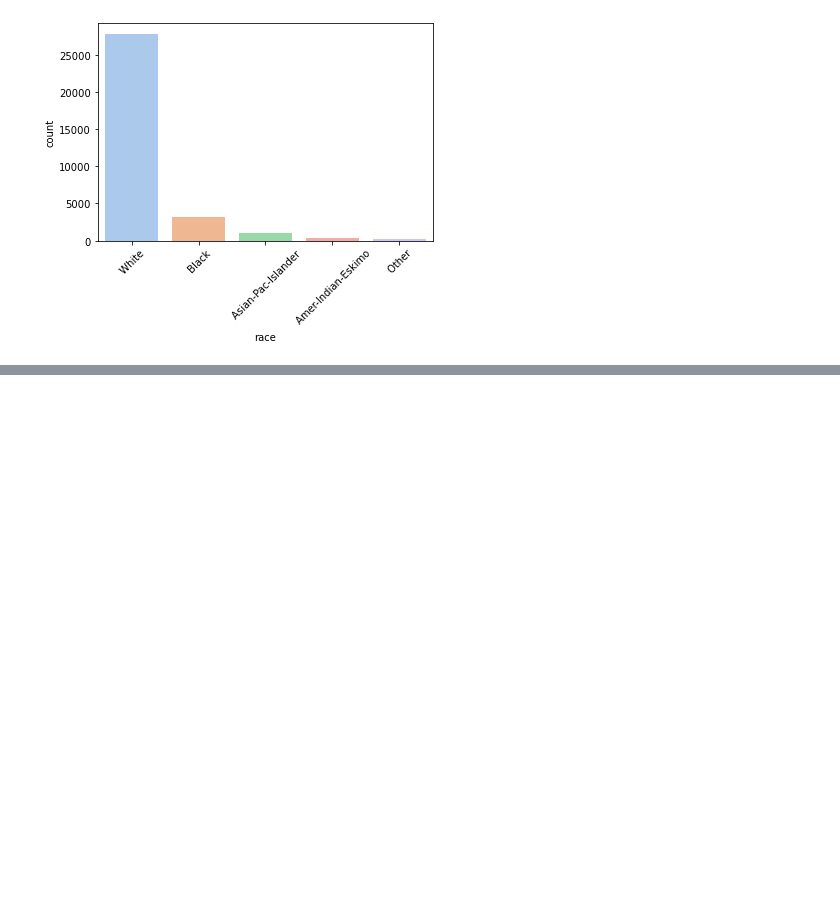
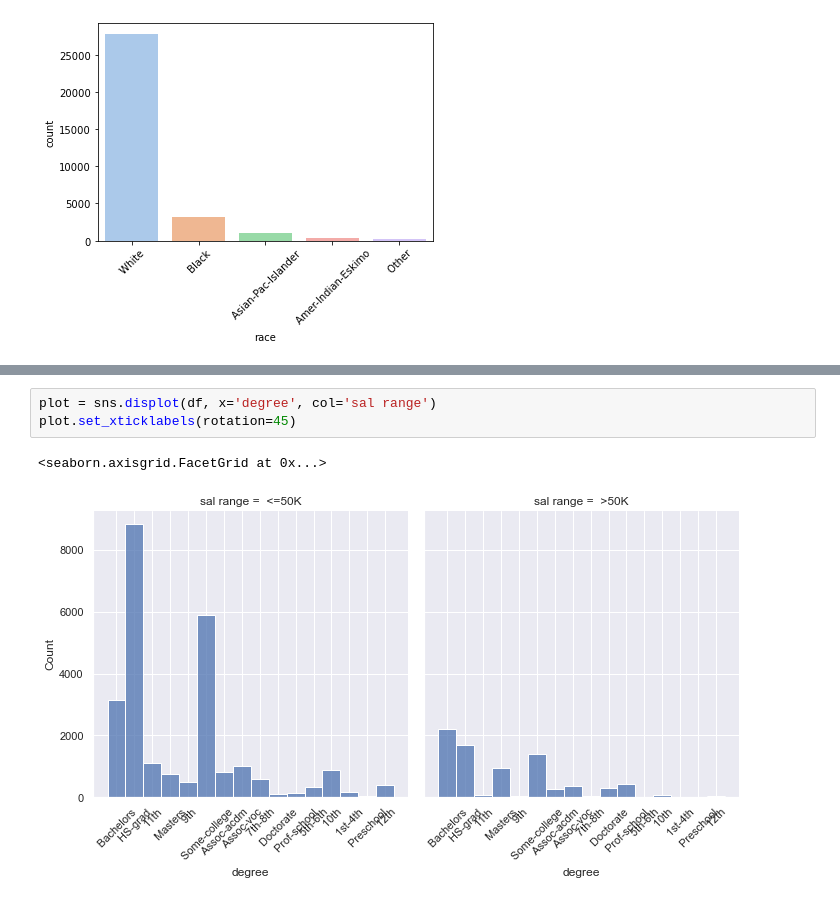
Before and after one commit to jpronier/Mim1, a Jupyter notebook: Employees.ipynb, the cells around one changed output, grey strips where cells are left out. Drawn from its saved outputs; the diff is of its cells as text; blank space fills up the shorter version.

```diff
--- a/Employees.ipynb
+++ b/Employees.ipynb
@@ -179,0 +200,6 @@ Percentage of Missing:  0.0
+# %%
+plot = sns.displot(df, x='degree', col='sal range')
+plot.set_xticklabels(rotation=45)
+# %% [output]
+<seaborn.axisgrid.FacetGrid at 0x...>
+[figure, added]
```
Also changed, not shown: parts of 5 cells of this notebook.
